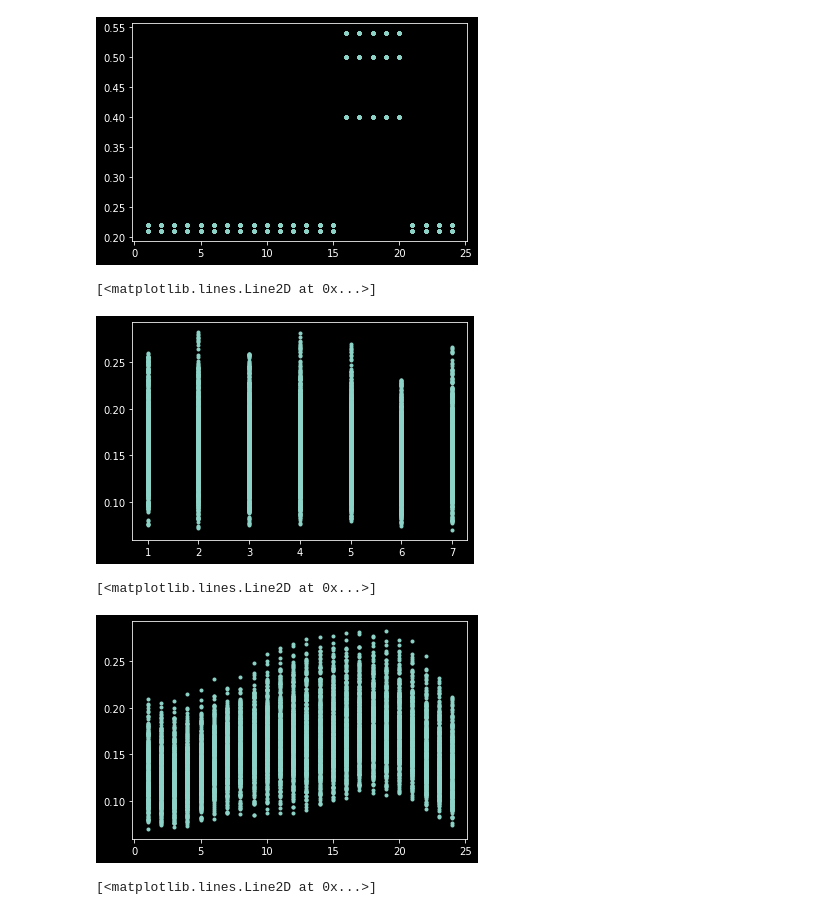
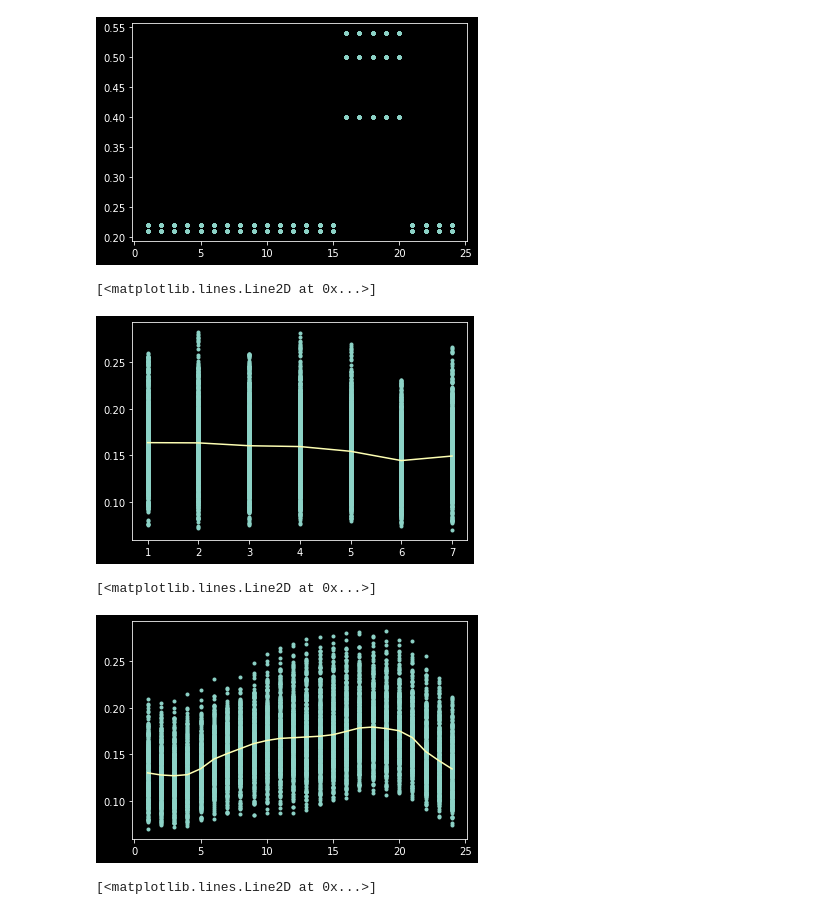
Before and after one commit to ludwigbald/msc-thesis, a Jupyter notebook: exploration.ipynb, the cells around one changed output. Cells and saved outputs as stored; diff of their text form; code cells hidden in the pictures.

```diff
--- a/exploration.ipynb
+++ b/exploration.ipynb
@@ -201,16 +201,20 @@ plt.plot(pricingtime["Hour"], pricingtime["Electricity Pricing [$]"] , ".")
 [figure]
 # %%
 # The emmissions vary through the week:
+
 plt.plot(pricingtime["Day Type"], pricingtime["kg_CO2/kWh"] , ".")
+plt.plot(pricingtime.groupby(["Day Type"])["kg_CO2/kWh"].mean())
 # %% [output]
 [<matplotlib.lines.Line2D at 0x...>]
-[figure, old version]
+[figure, new version]
 # %%
 # The emmissions vary through the day:
+
 plt.plot(pricingtime["Hour"], pricingtime["kg_CO2/kWh"] , ".")
+plt.plot(pricingtime.groupby(["Hour"])["kg_CO2/kWh"].mean())
 # %% [output]
 [<matplotlib.lines.Line2D at 0x...>]
-[figure, old version]
+[figure, new version]
 # %%
 # The emmissions vary through the year:
 plt.plot(pricingtime["Month"], pricingtime["kg_CO2/kWh"] , ".")
```
Also changed, not shown: parts of 4 cells of this notebook, 2 other files.
